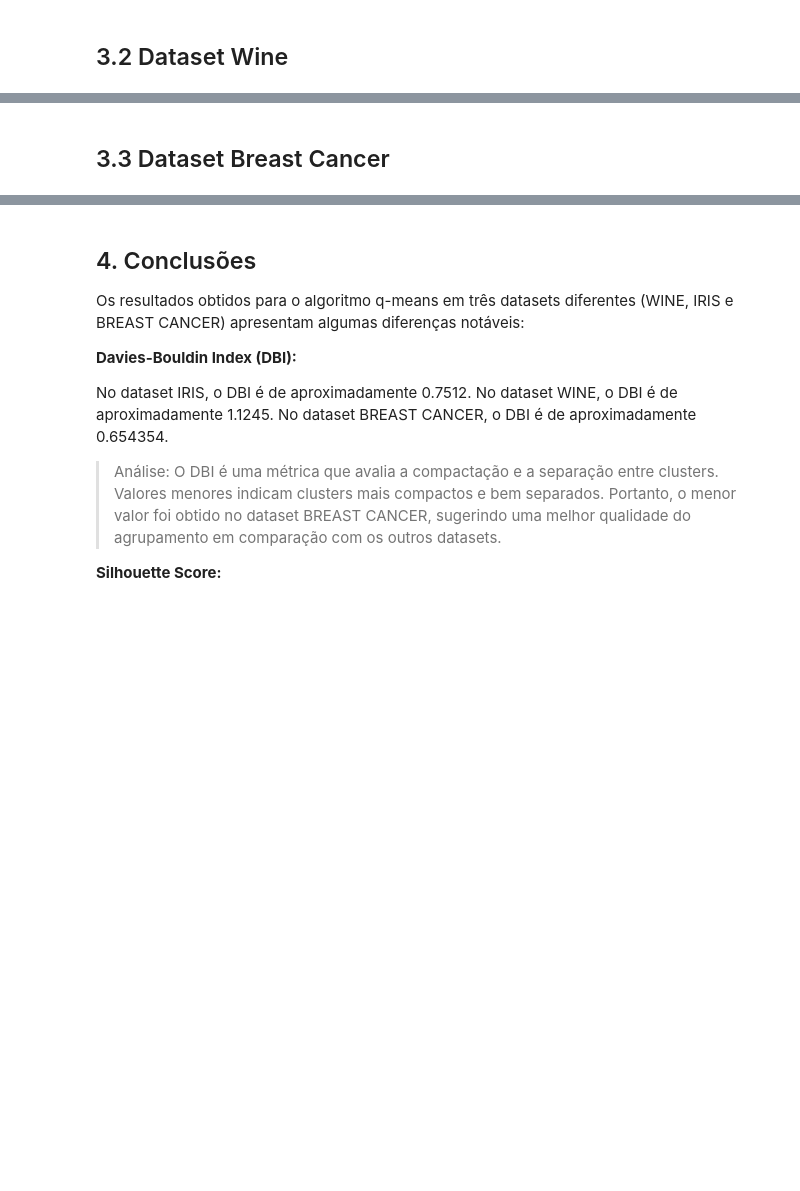
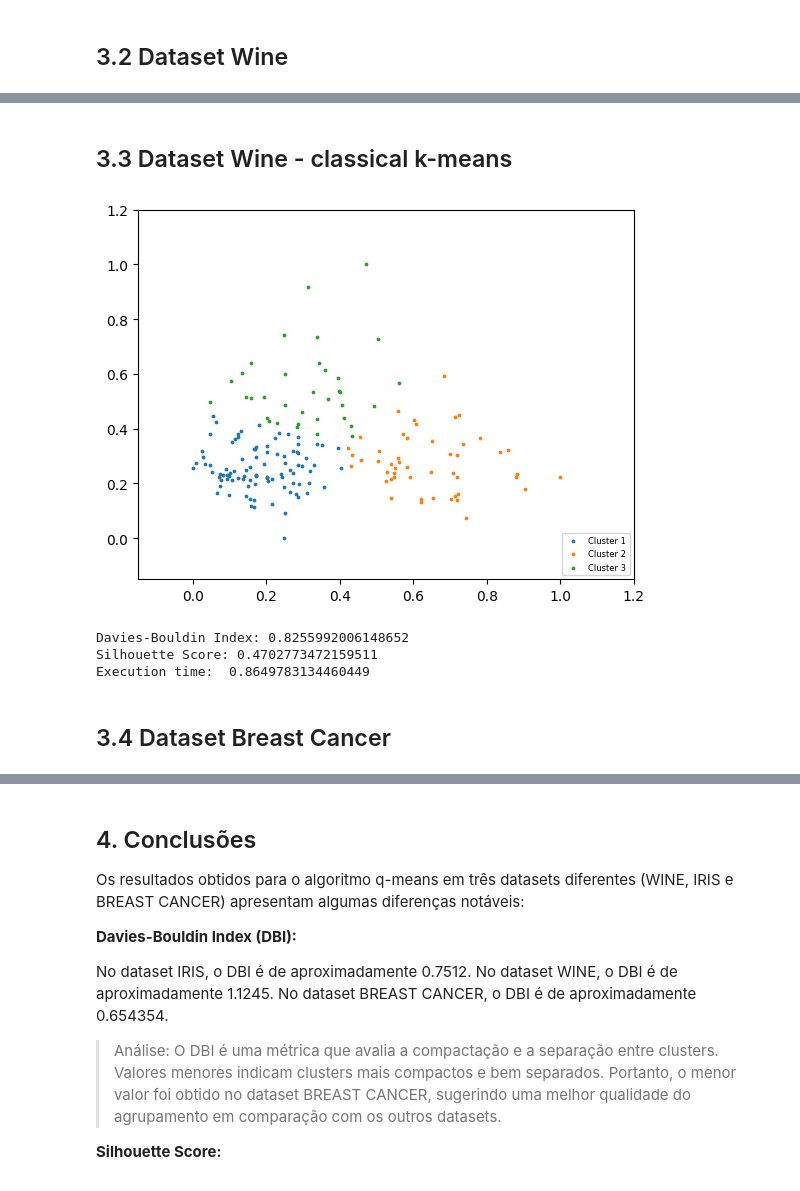
Before and after one commit to yvesemmanuel/q-means, a Jupyter notebook: q-means.ipynb, the cells around one changed output, grey strips where cells are left out. Drawn from its saved outputs; the diff is of its cells as text; code cells hidden in the pictures; blank space fills up the shorter version.

```diff
--- a/q-means.ipynb
+++ b/q-means.ipynb
@@ -315,3 +341,12 @@ Execution time:  700.7572836875916
+# %% [markdown]
+## 3.3 Dataset Wine - classical k-means
+# %%
+perform_clustering_classical('wine', k=3)
+# %% [output]
+[figure, added]
+Davies-Bouldin Index: 0.8255992006148652
+Silhouette Score: 0.4702773472159511
+Execution time:  0.8649783134460449
 # %% [markdown]
-## 3.3 Dataset Breast Cancer
+## 3.4 Dataset Breast Cancer
 # %%
```
Also changed, not shown: parts of 6 cells of this notebook, 1 other file.
